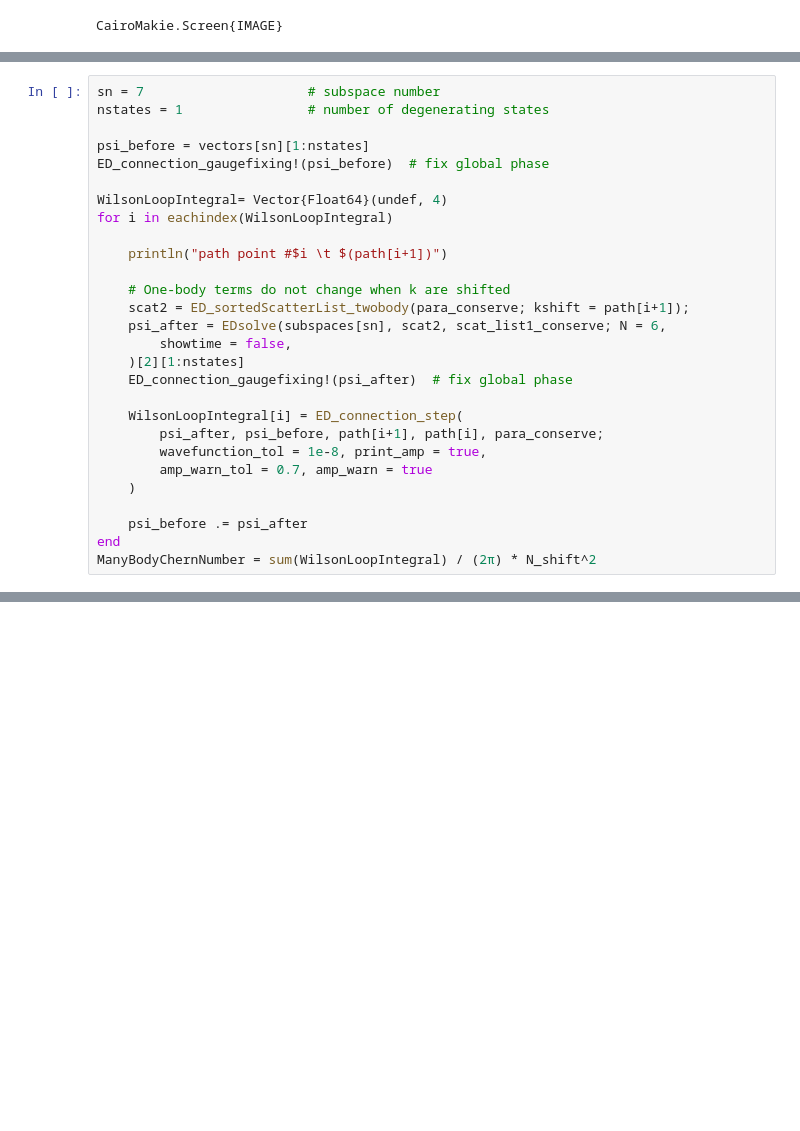
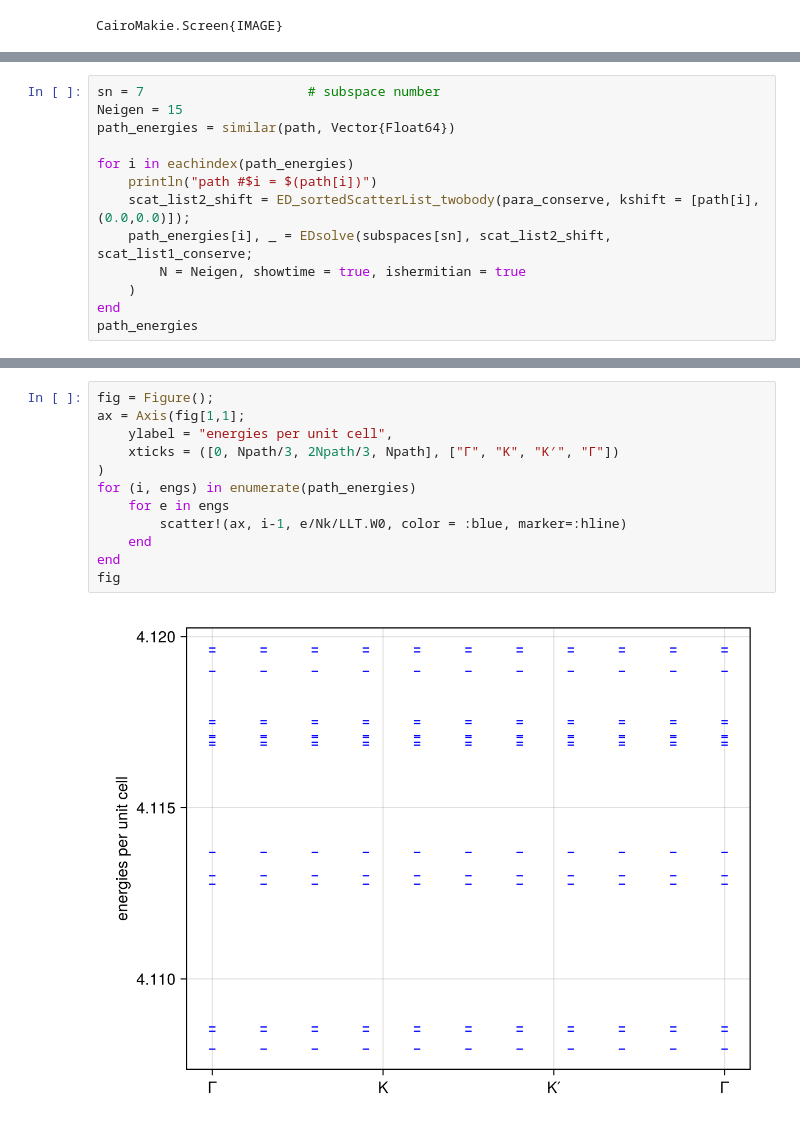
Before and after one commit to Zou-Bo/MomentumED.jl, a Jupyter notebook: landau level torus/continous symmetry breaking/1. LL_exciton_condensate.ipynb, the cells around one changed output, grey strips where cells are left out. Drawn from its saved outputs; the diff is of its cells as text; blank space fills up the shorter version.

```diff
--- a/landau level torus/continous symmetry breaking/1. LL_exciton_condensate.ipynb
+++ b/landau level torus/continous symmetry breaking/1. LL_exciton_condensate.ipynb
@@ -390,29 +394,14 @@ path
 # %%
 sn = 7                     # subspace number
-nstates = 1                # number of degenerating states
+Neigen = 15
+path_energies = similar(path, Vector{Float64})
 
-psi_before = vectors[sn][1:nstates]
-ED_connection_gaugefixing!(psi_before)  # fix global phase
-
-WilsonLoopIntegral= Vector{Float64}(undef, 4)
-for i in eachindex(WilsonLoopIntegral)
-
-    println("path point #$i \t $(path[i+1])")
-
-    # One-body terms do not change when k are shifted
-    scat2 = ED_sortedScatterList_twobody(para_conserve; kshift = path[i+1]);
-    psi_after = EDsolve(subspaces[sn], scat2, scat_list1_conserve; N = 6,
-        showtime = false,
-    )[2][1:nstates]
-    ED_connection_gaugefixing!(psi_after)  # fix global phase
-
-    WilsonLoopIntegral[i] = ED_connection_step(
-        psi_after, psi_before, path[i+1], path[i], para_conserve;
-        wavefunction_tol = 1e-8, print_amp = true,
-        amp_warn_tol = 0.7, amp_warn = true
+for i in eachindex(path_energies)
+    println("path #$i = $(path[i])")
+    scat_list2_shift = ED_sortedScatterList_twobody(para_conserve, kshift = [path[i], (0.0,0.0)]);
+    path_energies[i], _ = EDsolve(subspaces[sn], scat_list2_shift, scat_list1_conserve;
+        N = Neigen, showtime = true, ishermitian = true
     )
-
-    psi_before .= psi_after
 end
-ManyBodyChernNumber = sum(WilsonLoopIntegral) / (2π) * N_shift^2
+path_energies
 # %% [output]
@@ -427,0 +437,14 @@ Inner product: amp = 1.0000000000000129, phase = -0.36651914291904397
+# %%
+fig = Figure();
+ax = Axis(fig[1,1];
+    ylabel = "energies per unit cell",
+    xticks = ([0, Npath/3, 2Npath/3, Npath], ["Γ", "K", "K′", "Γ"])
+)
+for (i, engs) in enumerate(path_energies)
+    for e in engs
+        scatter!(ax, i-1, e/Nk/LLT.W0, color = :blue, marker=:hline)
+    end
+end
+fig
+# %% [output]
+[figure, added]
```
Also changed, not shown: parts of 12 cells of this notebook, 8 other files.
